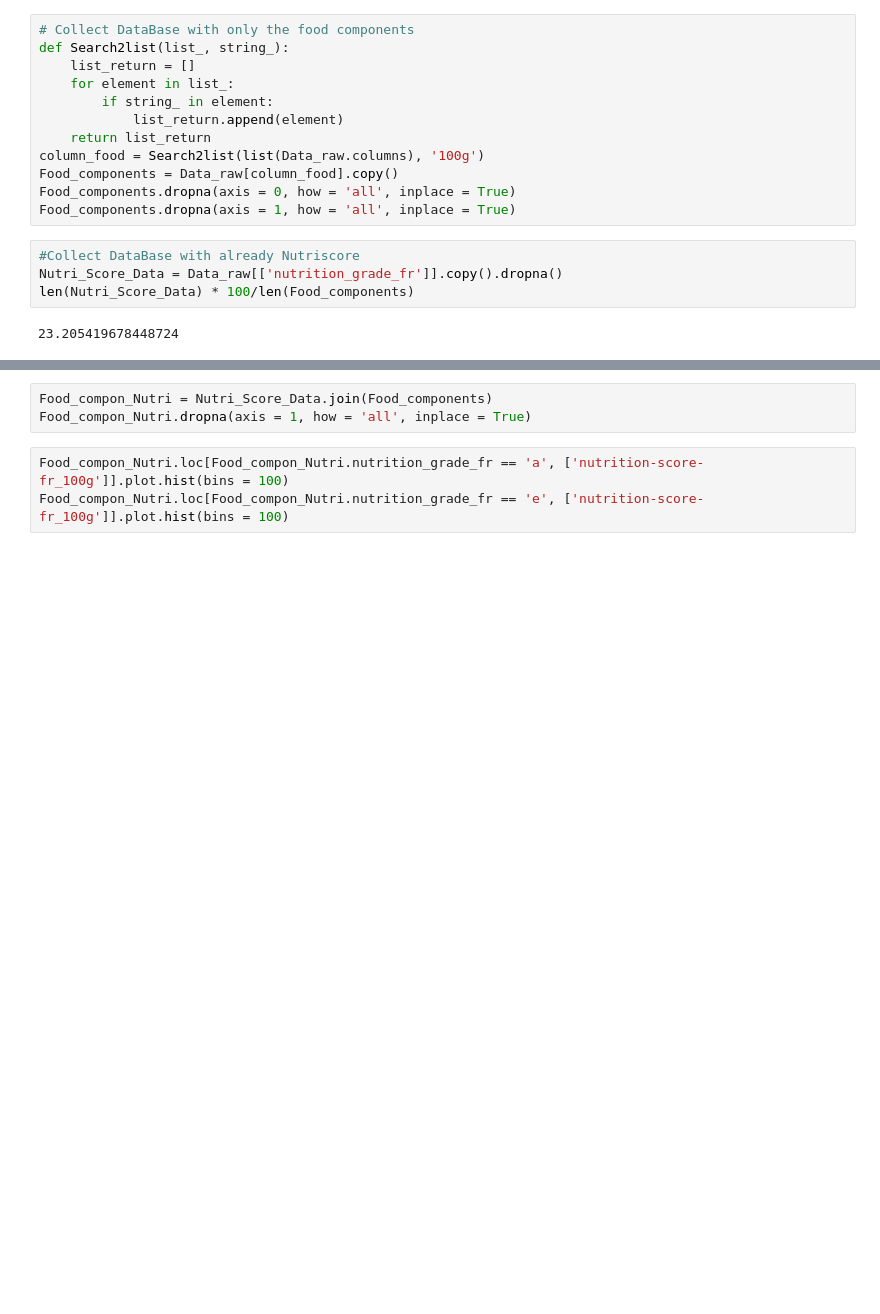
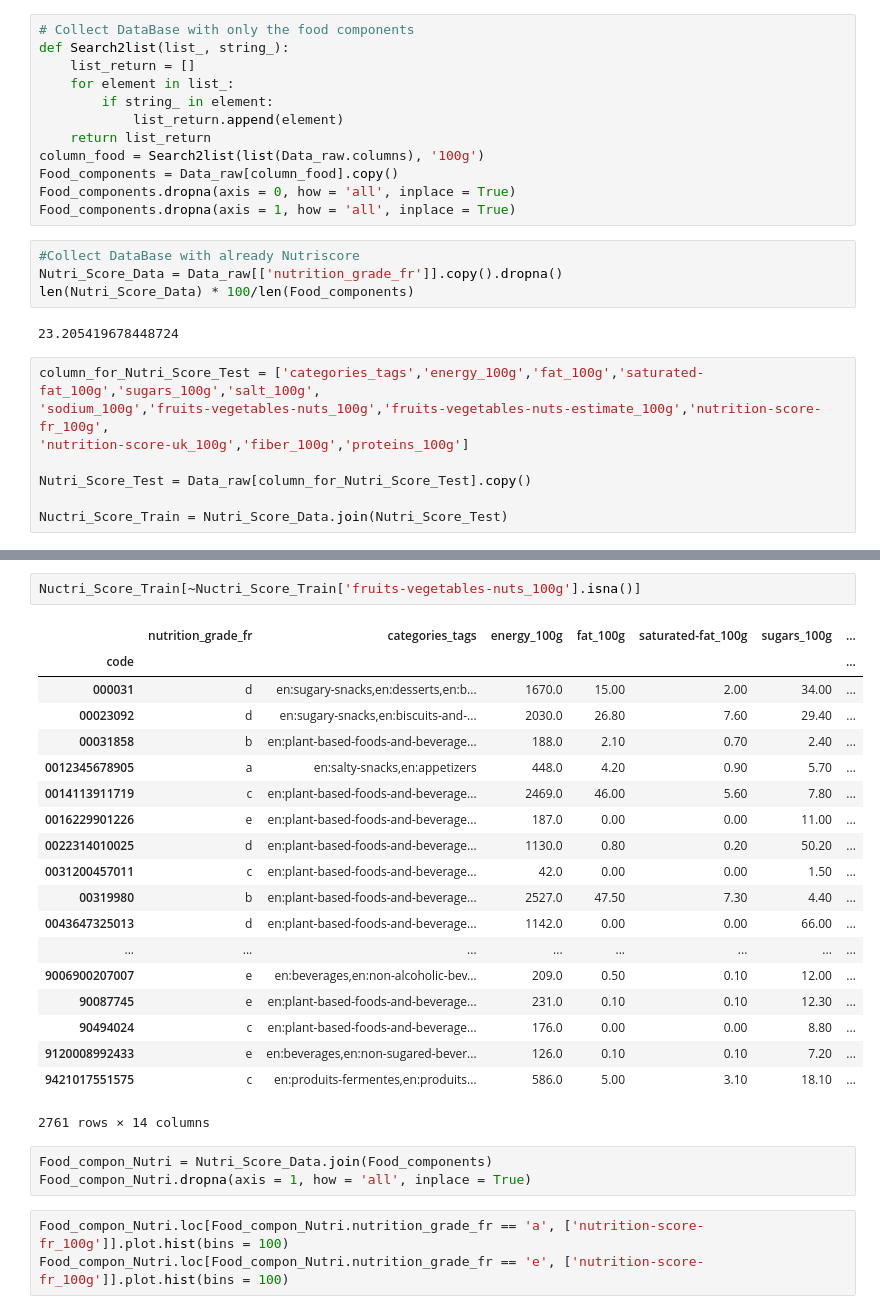
Before and after one commit to gmathez/Project_ADA_2018_Bruttin_Mathez_Petitpierre, a Jupyter notebook: Project_ADA.ipynb, the cells around one changed output, grey strips where cells are left out. Saved outputs shown, nothing was run; the diff lists cells and outputs as text; blank space fills up the shorter version.

```diff
--- a/Project_ADA.ipynb
+++ b/Project_ADA.ipynb
@@ -34,3 +35,11 @@ Nutri_Score_Data = Data_raw[['nutrition_grade_fr']].copy().dropna()
 len(Nutri_Score_Data) * 100/len(Food_components)
 # %% [output]
 23.205419678448724
+# %%
+column_for_Nutri_Score_Test = ['categories_tags','energy_100g','fat_100g','saturated-fat_100g','sugars_100g','salt_100g',
+'sodium_100g','fruits-vegetables-nuts_100g','fruits-vegetables-nuts-estimate_100g','nutrition-score-fr_100g',
+'nutrition-score-uk_100g','fiber_100g','proteins_100g']
+
+Nutri_Score_Test = Data_raw[column_for_Nutri_Score_Test].copy()
+
+Nuctri_Score_Train = Nutri_Score_Data.join(Nutri_Score_Test)
@@ -37,3 +84,25 @@ len(Nutri_Score_Data) * 100/len(Food_components)
+# %%
+Nuctri_Score_Train[~Nuctri_Score_Train['fruits-vegetables-nuts_100g'].isna()]
+# %% [output]
+|  | nutrition_grade_fr | categories_tags | energy_100g | fat_100g | saturated-fat_100g | sugars_100g | ... |
+| code |  |  |  |  |  |  | ... |
+| 000031 | d | en:sugary-snacks,en:desserts,en:b... | 1670.0 | 15.00 | 2.00 | 34.00 | ... |
+| 00023092 | d | en:sugary-snacks,en:biscuits-and-... | 2030.0 | 26.80 | 7.60 | 29.40 | ... |
+| 00031858 | b | en:plant-based-foods-and-beverage... | 188.0 | 2.10 | 0.70 | 2.40 | ... |
+| 0012345678905 | a | en:salty-snacks,en:appetizers | 448.0 | 4.20 | 0.90 | 5.70 | ... |
+| 0014113911719 | c | en:plant-based-foods-and-beverage... | 2469.0 | 46.00 | 5.60 | 7.80 | ... |
+| 0016229901226 | e | en:plant-based-foods-and-beverage... | 187.0 | 0.00 | 0.00 | 11.00 | ... |
+| 0022314010025 | d | en:plant-based-foods-and-beverage... | 1130.0 | 0.80 | 0.20 | 50.20 | ... |
+| 0031200457011 | c | en:plant-based-foods-and-beverage... | 42.0 | 0.00 | 0.00 | 1.50 | ... |
+| 00319980 | b | en:plant-based-foods-and-beverage... | 2527.0 | 47.50 | 7.30 | 4.40 | ... |
+| 0043647325013 | d | en:plant-based-foods-and-beverage... | 1142.0 | 0.00 | 0.00 | 66.00 | ... |
+| ... | ... | ... | ... | ... | ... | ... | ... |
+| 9006900207007 | e | en:beverages,en:non-alcoholic-bev... | 209.0 | 0.50 | 0.10 | 12.00 | ... |
+| 90087745 | e | en:plant-based-foods-and-beverage... | 231.0 | 0.10 | 0.10 | 12.30 | ... |
+| 90494024 | c | en:plant-based-foods-and-beverage... | 176.0 | 0.00 | 0.00 | 8.80 | ... |
+| 9120008992433 | e | en:beverages,en:non-sugared-bever... | 126.0 | 0.10 | 0.10 | 7.20 | ... |
+| 9421017551575 | c | en:produits-fermentes,en:produits... | 586.0 | 5.00 | 3.10 | 18.10 | ... |
+2761 rows × 14 columns
 # %%
 Food_compon_Nutri = Nutri_Score_Data.join(Food_components)
 Food_compon_Nutri.dropna(axis = 1, how = 'all', inplace = True)
```
Also changed, not shown: parts of 4 cells of this notebook.
